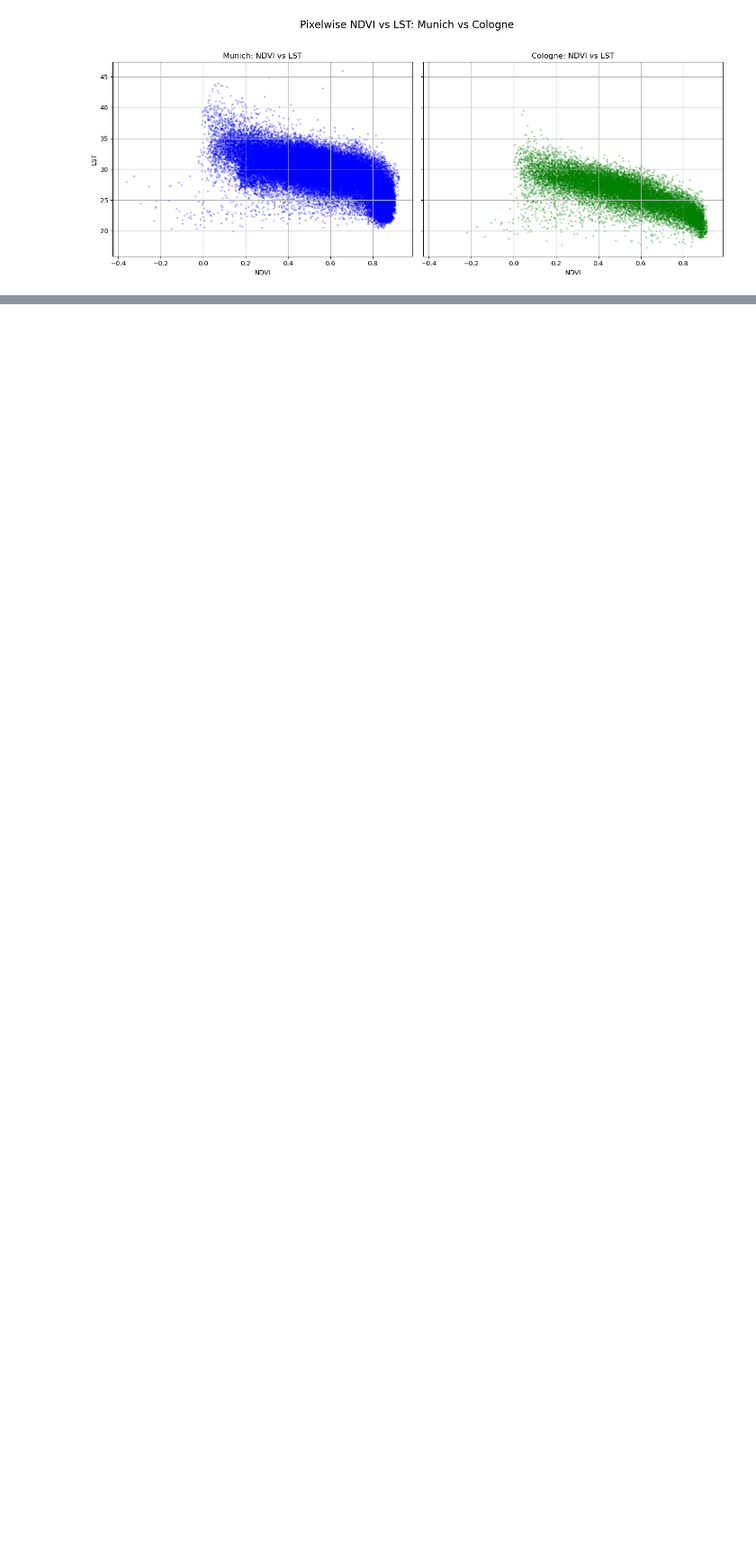
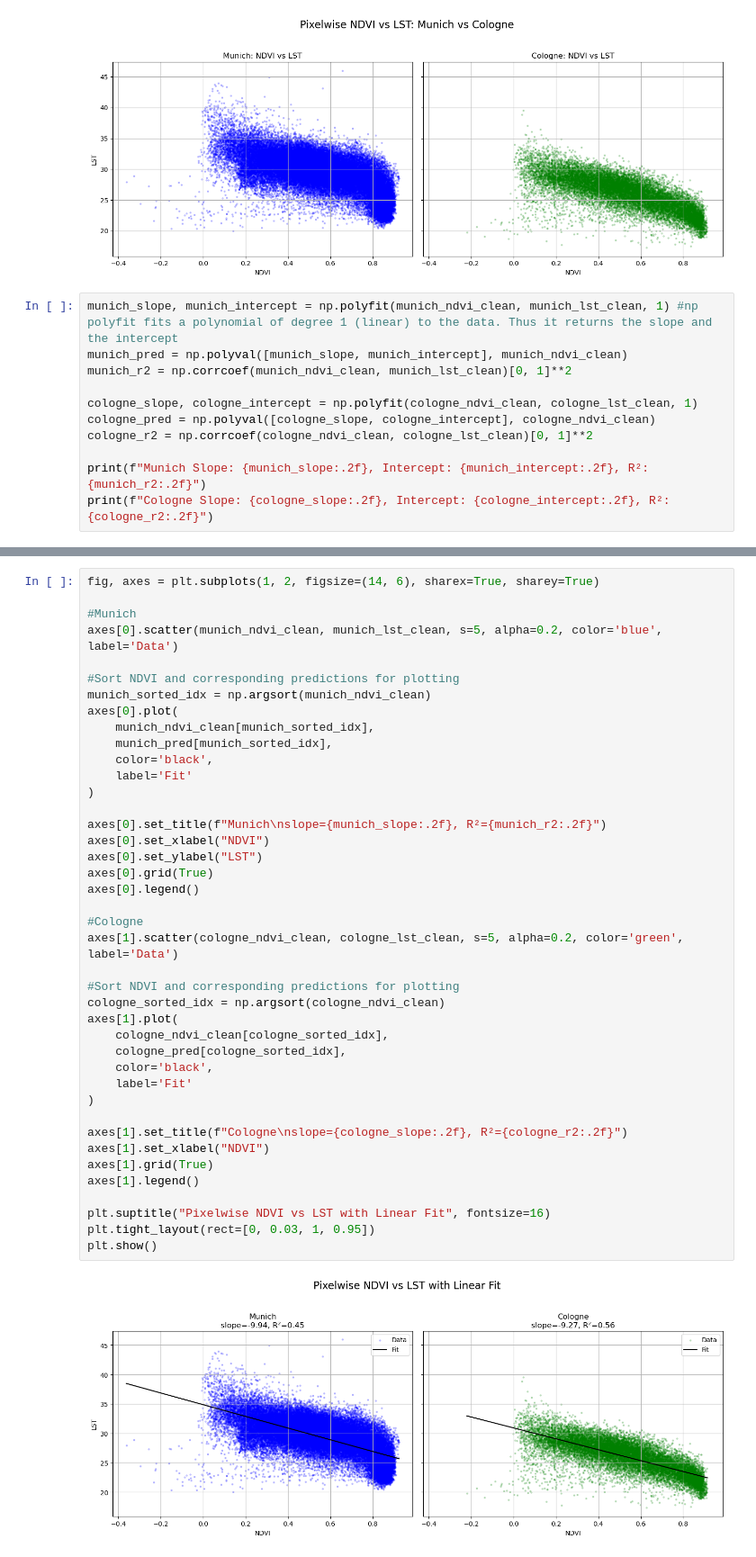
Before and after one commit to Lutzkk/urban_programming, a Jupyter notebook: code/ndvi_lst_analysis.ipynb, the cells around one changed output, grey strips where cells are left out. Shown at 90% size. Saved outputs shown, nothing was run; the diff lists cells and outputs as text; blank space fills up the shorter version.

```diff
--- a/code/ndvi_lst_analysis.ipynb
+++ b/code/ndvi_lst_analysis.ipynb
@@ -392,3 +390,14 @@ plt.tight_layout(rect=[0, 0.03, 1, 0.95])
 plt.show()
 # %% [output]
 [figure]
+# %%
+munich_slope, munich_intercept = np.polyfit(munich_ndvi_clean, munich_lst_clean, 1) #np polyfit fits a polynomial of degree 1 (linear) to the data. Thus it returns the slope and the intercept
+munich_pred = np.polyval([munich_slope, munich_intercept], munich_ndvi_clean)
+munich_r2 = np.corrcoef(munich_ndvi_clean, munich_lst_clean)[0, 1]**2
+
+cologne_slope, cologne_intercept = np.polyfit(cologne_ndvi_clean, cologne_lst_clean, 1)
+cologne_pred = np.polyval([cologne_slope, cologne_intercept], cologne_ndvi_clean)
+cologne_r2 = np.corrcoef(cologne_ndvi_clean, cologne_lst_clean)[0, 1]**2
+
+print(f"Munich Slope: {munich_slope:.2f}, Intercept: {munich_intercept:.2f}, R²: {munich_r2:.2f}")
+print(f"Cologne Slope: {cologne_slope:.2f}, Intercept: {cologne_intercept:.2f}, R²: {cologne_r2:.2f}")
@@ -394,0 +407,43 @@ plt.show()
+# %%
+fig, axes = plt.subplots(1, 2, figsize=(14, 6), sharex=True, sharey=True)
+
+#Munich
+axes[0].scatter(munich_ndvi_clean, munich_lst_clean, s=5, alpha=0.2, color='blue', label='Data')
+
+#Sort NDVI and corresponding predictions for plotting
+munich_sorted_idx = np.argsort(munich_ndvi_clean)
+axes[0].plot(
+    munich_ndvi_clean[munich_sorted_idx],
+    munich_pred[munich_sorted_idx],
+    color='black',
+    label='Fit'
+)
+
+axes[0].set_title(f"Munich\nslope={munich_slope:.2f}, R²={munich_r2:.2f}")
+axes[0].set_xlabel("NDVI")
+axes[0].set_ylabel("LST")
+axes[0].grid(True)
+axes[0].legend()
+
+#Cologne
+axes[1].scatter(cologne_ndvi_clean, cologne_lst_clean, s=5, alpha=0.2, color='green', label='Data')
+
+#Sort NDVI and corresponding predictions for plotting
+cologne_sorted_idx = np.argsort(cologne_ndvi_clean)
+axes[1].plot(
+    cologne_ndvi_clean[cologne_sorted_idx],
+    cologne_pred[cologne_sorted_idx],
+    color='black',
+    label='Fit'
+)
+
+axes[1].set_title(f"Cologne\nslope={cologne_slope:.2f}, R²={cologne_r2:.2f}")
+axes[1].set_xlabel("NDVI")
+axes[1].grid(True)
+axes[1].legend()
+
+plt.suptitle("Pixelwise NDVI vs LST with Linear Fit", fontsize=16)
+plt.tight_layout(rect=[0, 0.03, 1, 0.95])
+plt.show()
+# %% [output]
+[figure, added]
```
Also changed, not shown: parts of 3 cells of this notebook.
